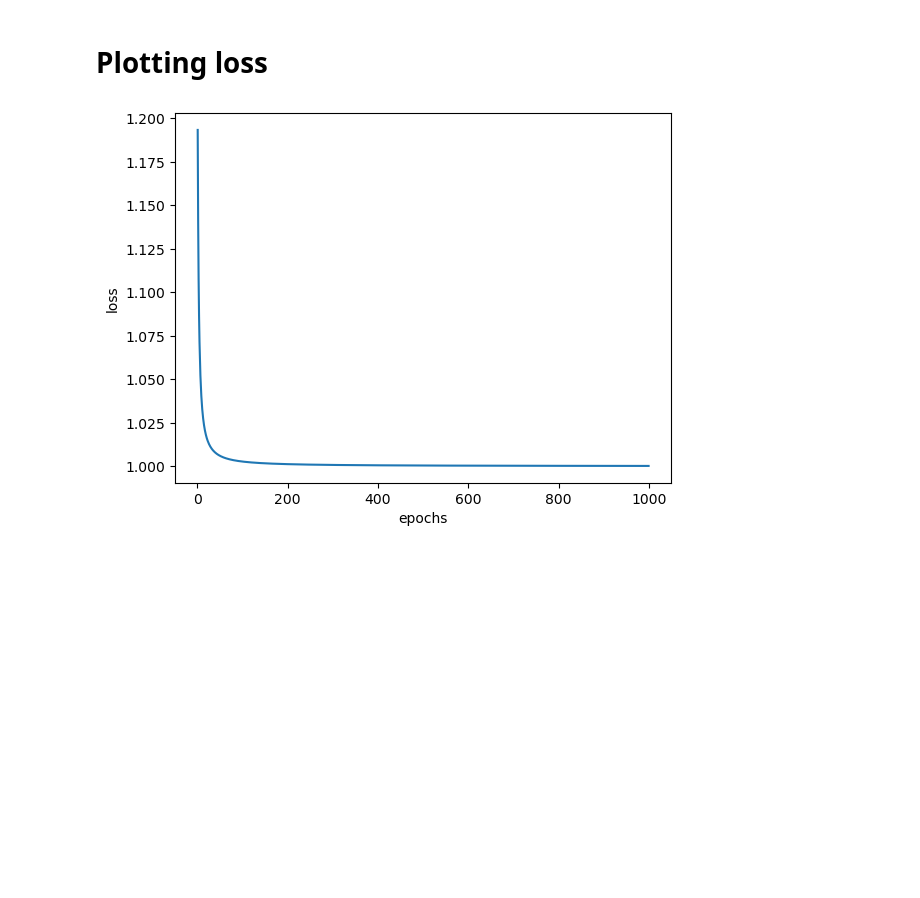
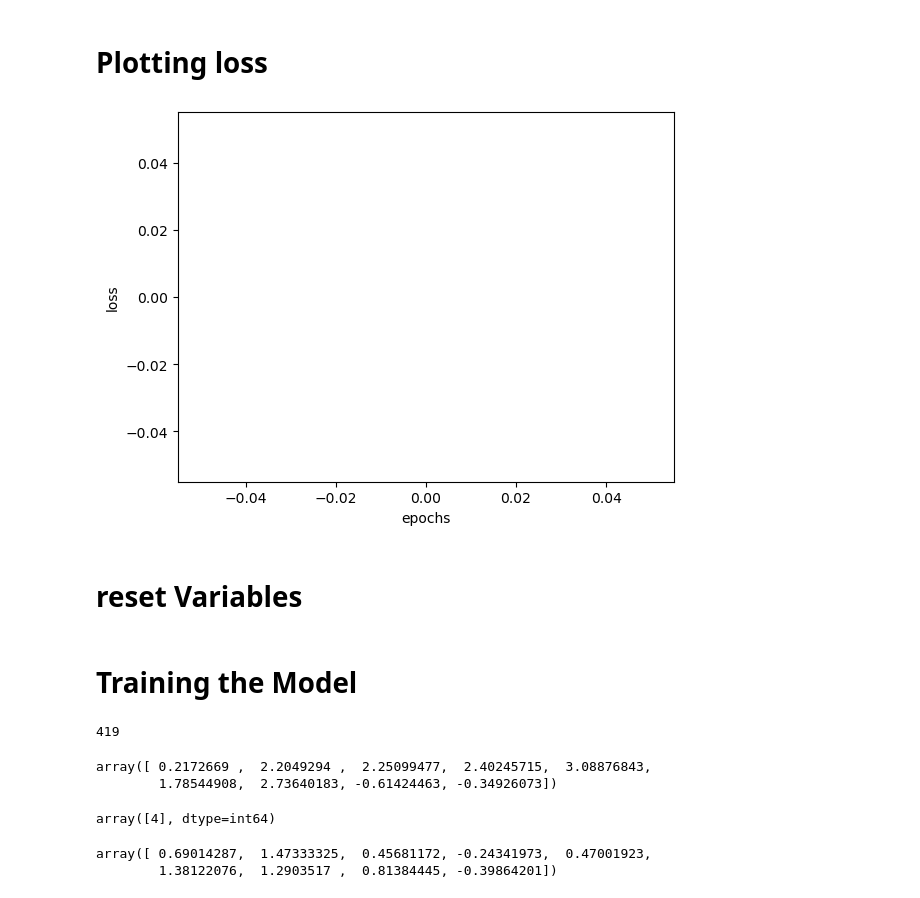
Before and after one commit to andaraiwin/NN, a Jupyter notebook: NeuralNetwork.ipynb, the cells around one changed output. Saved outputs shown, nothing was run; the diff lists cells and outputs as text; code cells hidden in the pictures; blank space fills up the shorter version.

```diff
--- a/NeuralNetwork.ipynb
+++ b/NeuralNetwork.ipynb
@@ -116,8 +138,22 @@ X.describe()
 # %%
-new_X_train = X_train.apply(normalize)
+# new_X_train = X_train.apply(normalize)
+
+# new_X_test = X_test.apply(normalize)
 
 import random
-new_X_train['bias'] = random.uniform(-1,1)
+
+# bias = [random.uniform(-1, 1) for _ in range(len(X_train))]
+
+new_X_train = X_train.apply(lambda x: normalize(x))
+# new_X_train['bias'] = X_train.apply(lambda x: random.uniform(-1, 1))
+# new_X_train['bias'] = bias
+
+
+# bias = [random.uniform(-1, 1) for _ in range(len(X_test))]
+new_X_test = X_test.apply(lambda x: normalize(x))
+# new_X_test['bias'] = X_test.apply(lambda x: random.uniform(-1,1))
+# new_X_test['bias'] = bias
+
 new_X_train
 # %% [output]
 |  | Clump_thickness | Uniformity_of_cell_size | Uniformity_of_cell_shape | Marginal_adhesion | Single_epithelial_cell_size | ... |
@@ -166,3 +437,15 @@ y.iloc[0][0]
+# %%
+def binary_crossentropy_loss(a, y):
+    # return -(y * np.log(a) - (1 - y) * np.log(1 - a))
+    m, n = a.shape
+    sum_loss = 0
+
+    for i in range(m) :
+        sum_loss += (-y[i] * np.log(a[i])) - ((1-y[i]) * np.log(1-a[i]))
+
+    result = (1/m) * sum_loss
+    # print(sum_loss)
+    return result
 # %%
 from NNfunctions import * # ถ้า import * คือเอาทุก function ในไฟล์ NNfunction
 import random
@@ -311,9 +616,9 @@ New w1_10 is    0.627, New w2_10 is:  -0.916, New w3_10 is:  -0.134, New w4_10 i
 # %%
 import matplotlib.pyplot as plt
 
-plt.plot(iterations, E)
+plt.plot(iterations, error_list)
 plt.xlabel("epochs")
 plt.ylabel("loss")
 plt.show()
 # %% [output]
-[figure, old version]
+[figure, new version]
@@ -319,0 +687,2 @@ plt.show()
+# %% [markdown]
+# reset Variables
@@ -319,0 +720,21 @@ plt.show()
+# %% [markdown]
+# Training the Model
+# %%
+new_X_train.shape[0]
+# %% [output]
+419
+# %%
+new_X_train.to_numpy()[1]
+# %% [output]
+array([ 0.2172669 ,  2.2049294 ,  2.25099477,  2.40245715,  3.08876843,
+        1.78544908,  2.73640183, -0.61424463, -0.34926073])
+# %%
+y_train.Class.to_numpy()[1]
+# %% [output]
+array([4], dtype=int64)
+# %%
+w1 = 2*np.random.rand(X_train.shape[1]) - 0.5
+w1
+# %% [output]
+array([ 0.69014287,  1.47333325,  0.45681172, -0.24341973,  0.47001923,
+        1.38122076,  1.2903517 ,  0.81384445, -0.39864201])
```
Also changed, not shown: parts of 37 cells of this notebook, 8 other files.
